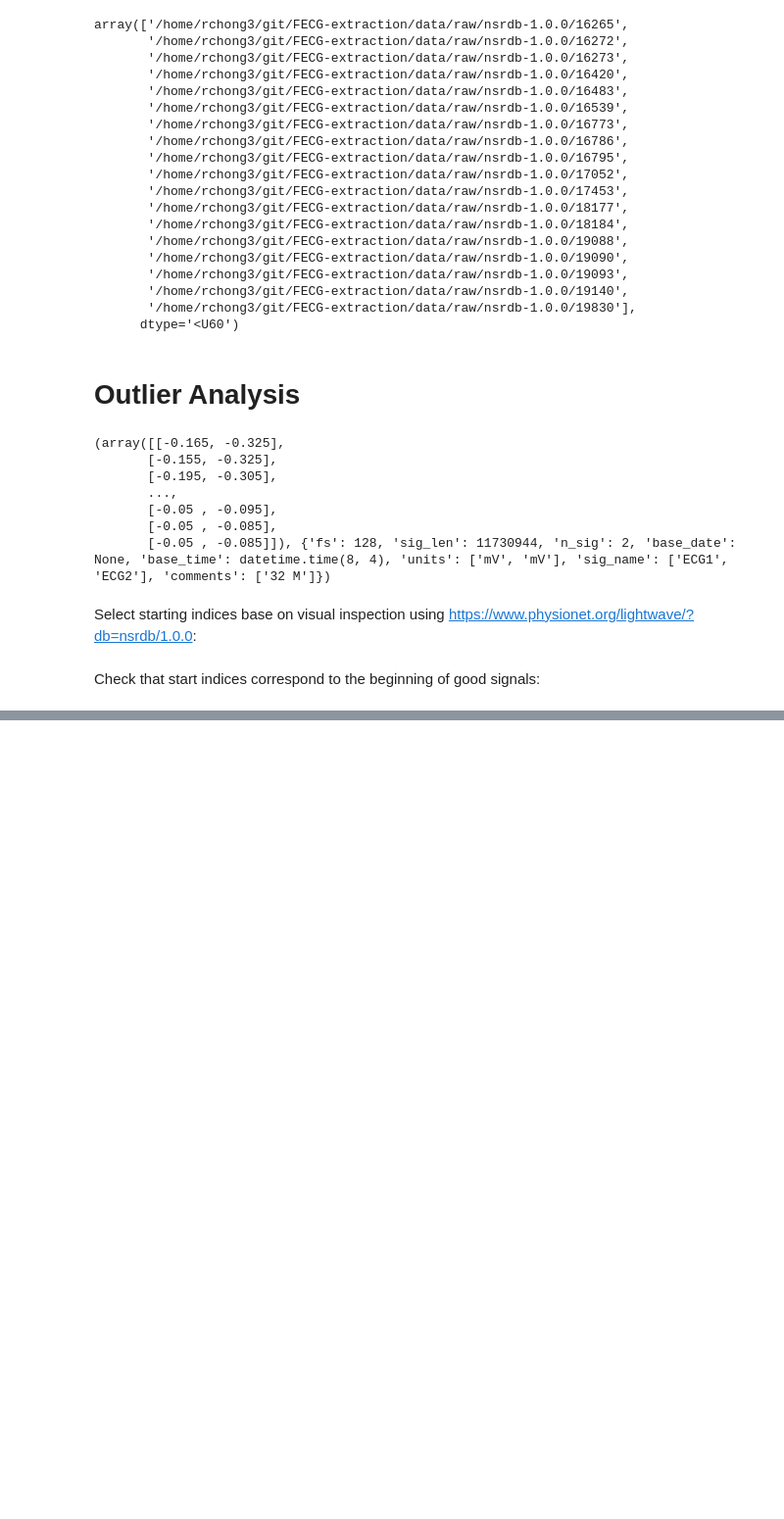
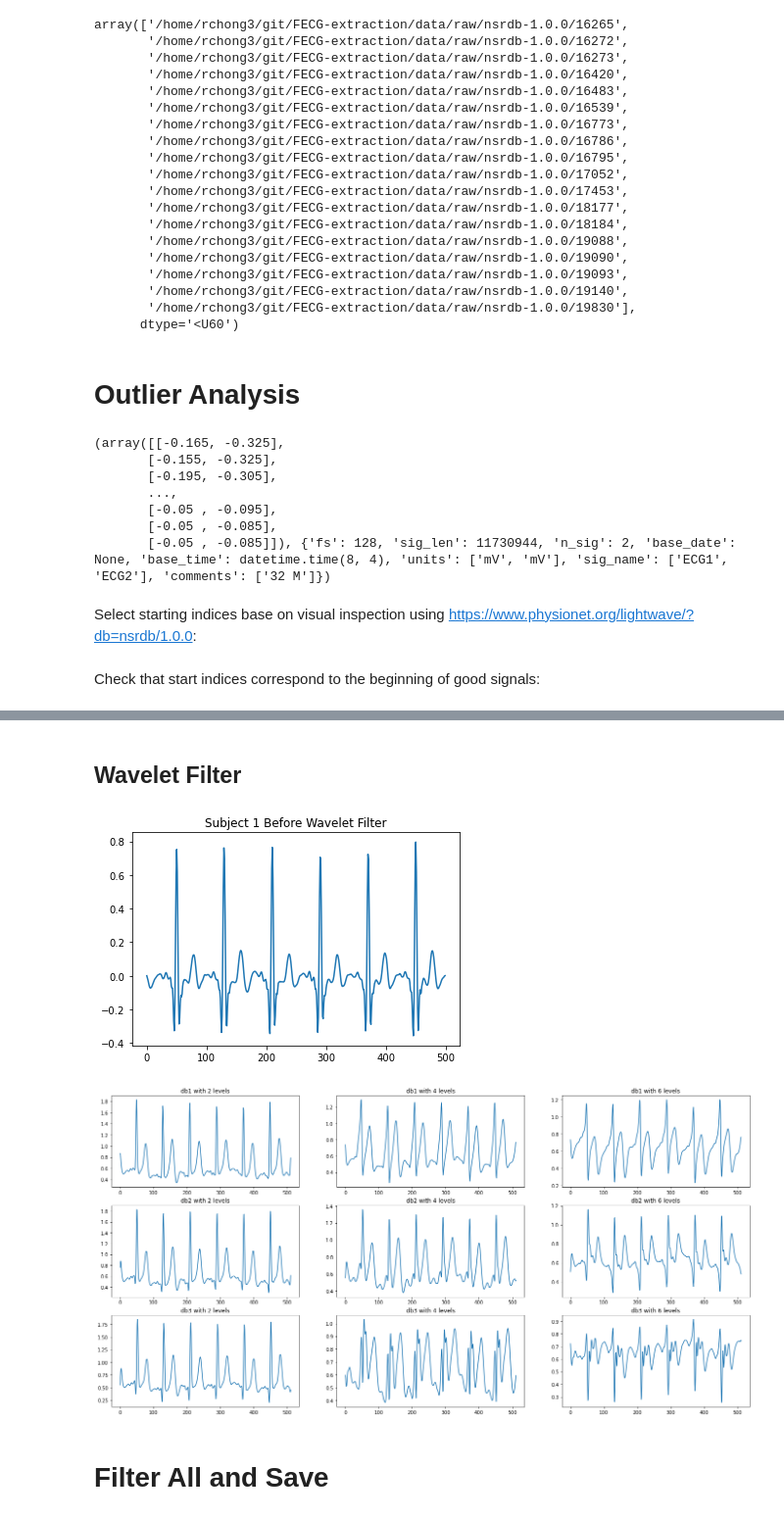
Before and after one commit to muffin-rice/FECG-extraction, a Jupyter notebook: code/preprocessing/nsrdb_preprocessing.ipynb, the cells around one changed output, grey strips where cells are left out. Shown: that part at 98% size. Drawn from its saved outputs; the diff is of its cells as text; code cells hidden in the pictures; blank space fills up the shorter version.

```diff
--- a/code/preprocessing/nsrdb_preprocessing.ipynb
+++ b/code/preprocessing/nsrdb_preprocessing.ipynb
@@ -317,0 +258,33 @@ preprocess_params['lvl'] = 4
+# %% [markdown]
+## Wavelet Filter
+# %%
+preprocess_params['wavelet'] = ''
+preprocess_params['lvl'] = 0
+
+shorten_factor = 50
+subset_len = SIZE // shorten_factor
+
+family = 'db'
+wave_cand = (1, 2, 3)
+wave_cand_count = len(wave_cand)
+levels_cand = (2, 4, 6)
+levels_cand_count = len(levels_cand)
+
+for i in range(subset_len):
+    sig_window, _ = preprocess(load_ecg_bidmc(filenames[i * shorten_factor])[:500], SAMPLING_RATE, **preprocess_params)
+
+    plt.title(f'Subject {i+1} Before Wavelet Filter')
+    plt.plot(sig_window)
+    fig, axs = plt.subplots(nrows=wave_cand_count, ncols=levels_cand_count, figsize=(8 * levels_cand_count, 4 * wave_cand_count))
+    for j in range(wave_cand_count):
+        for k in range(levels_cand_count):
+            wavelet = f'{family}{wave_cand[j]}'
+            lvl = levels_cand[k]
+            sig_window, _ = preprocess(load_ecg_bidmc(filenames[i * shorten_factor])[:500], SAMPLING_RATE, wavelet=wavelet, lvl=lvl)
+            axs[j][k].set_title(f'{wavelet} with {lvl} levels')
+            axs[j][k].plot(sig_window)
+
+    plt.show()
+# %% [output]
+[figure, added]
+[figure, added]
@@ -318,3 +294,5 @@ preprocess_params['lvl'] = 4
+# %% [markdown]
+# Filter All and Save
 # %%
 def save_data_mitbih(data : np.ndarray):
     for i, fname in enumerate(data):
```
Also changed, not shown: parts of 32 cells of this notebook, 1 other file.
